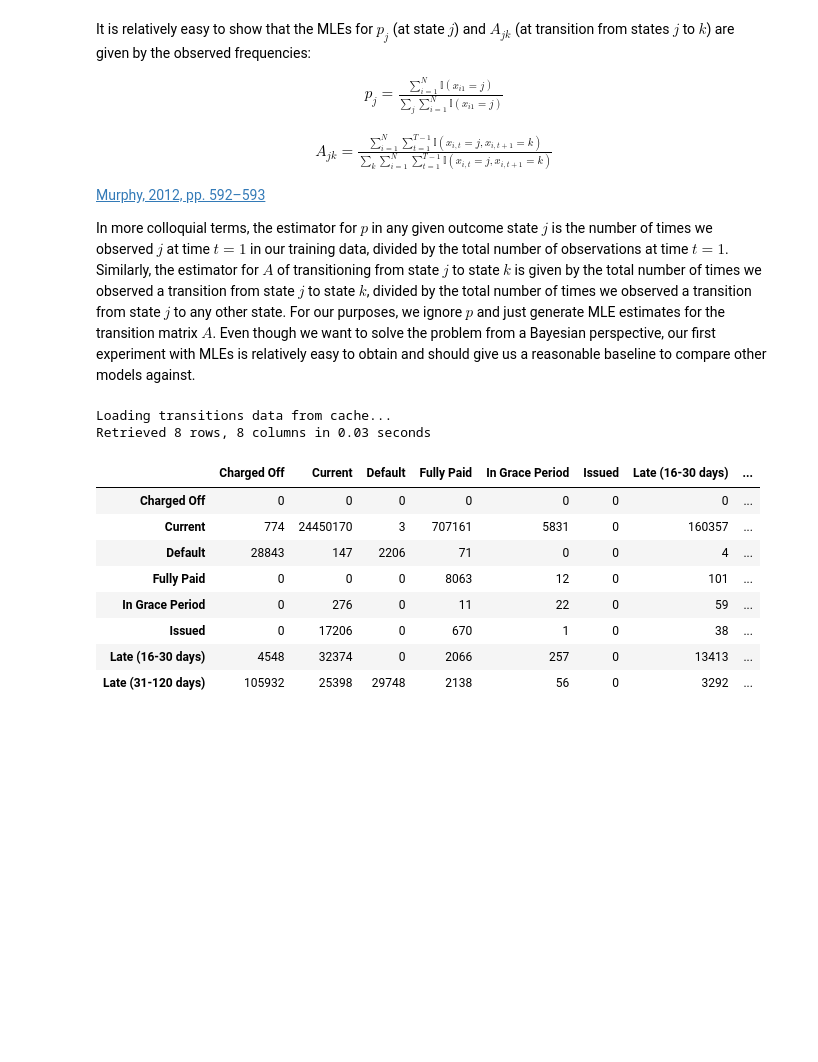
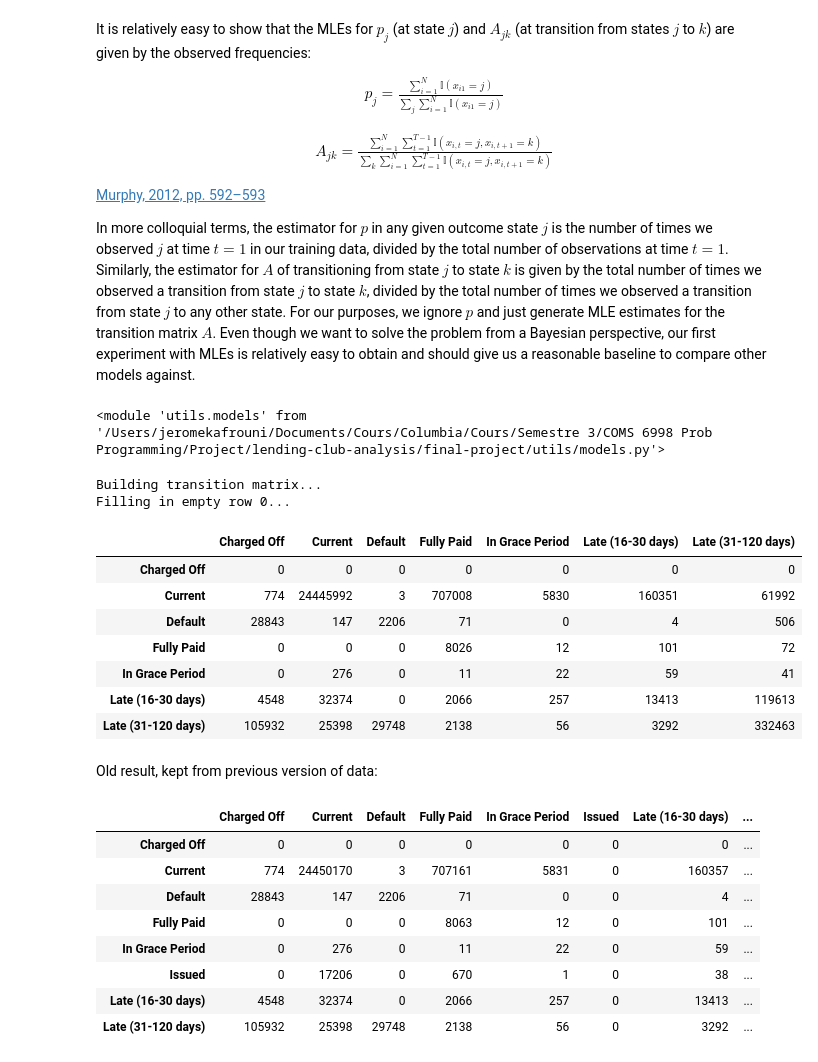
Before and after one commit to basilvetas/lending-club-analysis, a Jupyter notebook: final-project/final-notebook.ipynb, the cells around one changed output. Cells and saved outputs as stored; diff of their text form; code cells hidden in the pictures; blank space fills up the shorter version.

```diff
--- a/final-project/final-notebook.ipynb
+++ b/final-project/final-notebook.ipynb
@@ -100,11 +105,29 @@ $$
 [Murphy, 2012, pp. 592–593](#References)
 
 In more colloquial terms, the estimator for $p$ in any given outcome state $j$ is the number of times we observed $j$ at time $t=1$ in our training data, divided by the total number of observations at time $t=1$. Similarly, the estimator for $A$ of transitioning from state $j$ to state $k$ is given by the total number of times we observed a transition from state $j$ to state $k$, divided by the total number of times we observed a transition from state $j$ to any other state. For our purposes, we ignore $p$ and just generate MLE estimates for the transition matrix $A$. Even though we want to solve the problem from a Bayesian perspective, our first experiment with MLEs is relatively easy to obtain and should give us a reasonable baseline to compare other models against.
+# %%
+import utils.models
+reload(utils.models)
+# %% [output]
+<module 'utils.models' from '/Users/jeromekafrouni/Documents/Cours/Columbia/Cours/Semestre 3/COMS 6998 Prob Programming/Project/lending-club-analysis/final-project/utils/models.py'>
 # %%
-realized_transitions = build_mle_matrix(df)
+realized_transitions = utils.models.debug_build_mle_matrix(df)
 # %% [output]
-Loading transitions data from cache...
-Retrieved 8 rows, 8 columns in 0.03 seconds
+Building transition matrix...
+Filling in empty row 0...
+# %%
+realized_transitions
+# %% [output]
+|  | Charged Off | Current | Default | Fully Paid | In Grace Period | Late (16-30 days) | Late (31-120 days) |
+| Charged Off | 0 | 0 | 0 | 0 | 0 | 0 | 0 |
+| Current | 774 | 24445992 | 3 | 707008 | 5830 | 160351 | 61992 |
+| Default | 28843 | 147 | 2206 | 71 | 0 | 4 | 506 |
+| Fully Paid | 0 | 0 | 0 | 8026 | 12 | 101 | 72 |
+| In Grace Period | 0 | 276 | 0 | 11 | 22 | 59 | 41 |
+| Late (16-30 days) | 4548 | 32374 | 0 | 2066 | 257 | 13413 | 119613 |
+| Late (31-120 days) | 105932 | 25398 | 29748 | 2138 | 56 | 3292 | 332463 |
+# %% [markdown]
+Old result, kept from previous version of data:
 # %%
 realized_transitions
 # %% [output]
```
Also changed, not shown: parts of 40 cells of this notebook, 3 other files.
